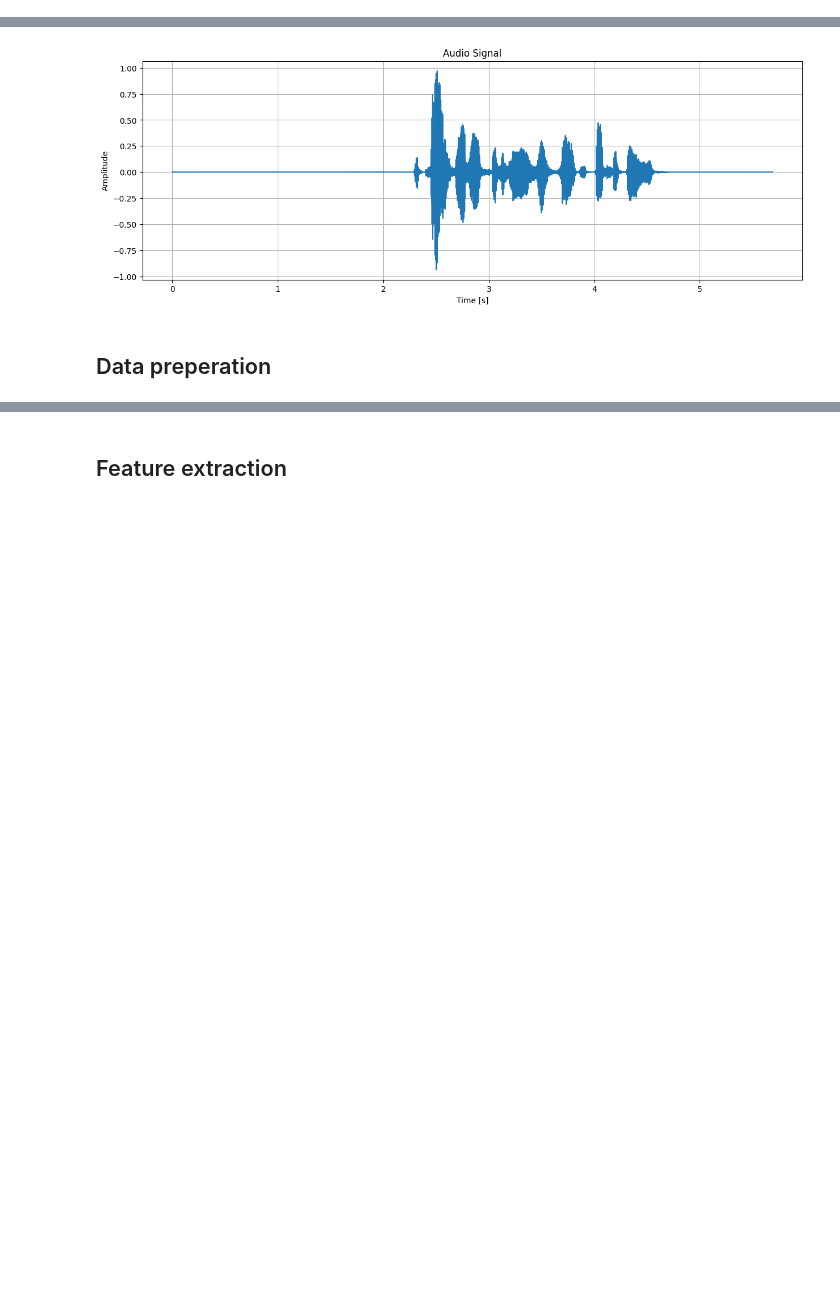
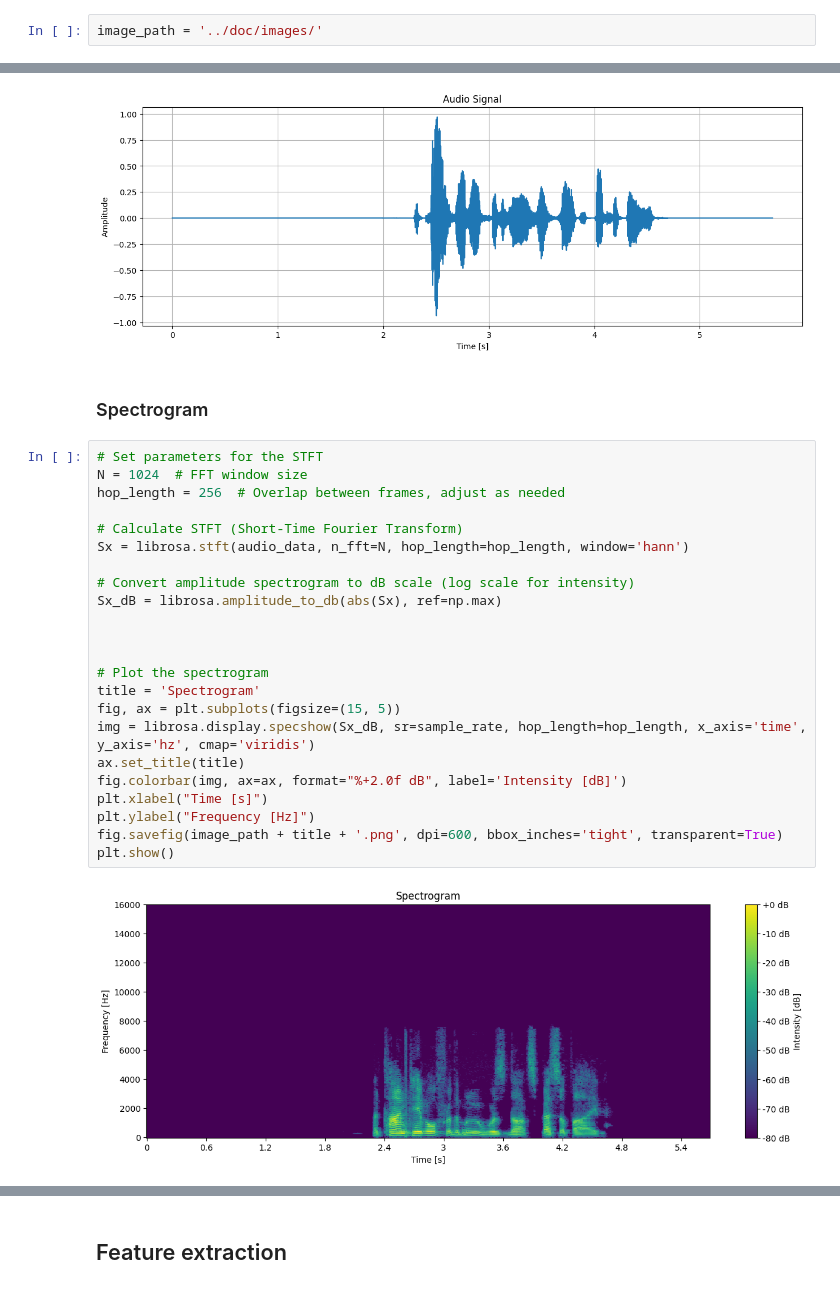
Before and after one commit to Gaitch/voice_mf_classification, a Jupyter notebook: dev/prototype.ipynb, the cells around one changed output, grey strips where cells are left out. Cells and saved outputs as stored; diff of their text form; blank space fills up the shorter version.

Commit message:
[FEAT] add spectrogram

```diff
--- a/dev/prototype.ipynb
+++ b/dev/prototype.ipynb
@@ -10,3 +12,5 @@ from IPython.display import Audio
+# %%
+image_path = '../doc/images/'
 # %% [markdown]
 ## Functions
 # %%
@@ -102,5 +110,30 @@ plt.grid()
 plt.show()
 # %% [output]
 [figure]
-# %% [markdown]
-## Data preperation
+# %% [markdown]
+### Spectrogram
+# %%
+# Set parameters for the STFT
+N = 1024  # FFT window size
+hop_length = 256  # Overlap between frames, adjust as needed
+
+# Calculate STFT (Short-Time Fourier Transform)
+Sx = librosa.stft(audio_data, n_fft=N, hop_length=hop_length, window='hann')
+
+# Convert amplitude spectrogram to dB scale (log scale for intensity)
+Sx_dB = librosa.amplitude_to_db(abs(Sx), ref=np.max)
+
+
+
+# Plot the spectrogram
+title = 'Spectrogram'
+fig, ax = plt.subplots(figsize=(15, 5))
+img = librosa.display.specshow(Sx_dB, sr=sample_rate, hop_length=hop_length, x_axis='time', y_axis='hz', cmap='viridis')
+ax.set_title(title)
+fig.colorbar(img, ax=ax, format="%+2.0f dB", label='Intensity [dB]')
+plt.xlabel("Time [s]")
+plt.ylabel("Frequency [Hz]")
+fig.savefig(image_path + title + '.png', dpi=600, bbox_inches='tight', transparent=True)
+plt.show()
+# %% [output]
+[figure, added]
```
Also changed, not shown: parts of 5 cells of this notebook.
